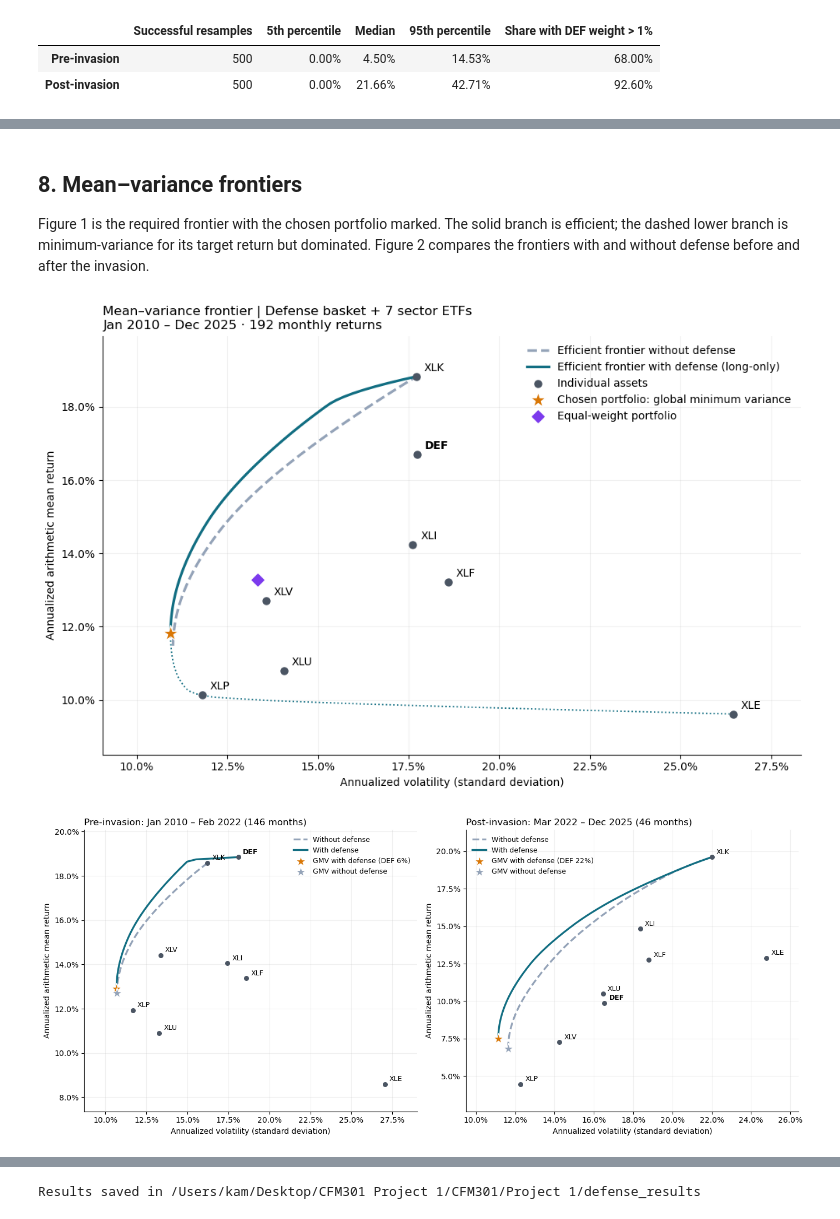
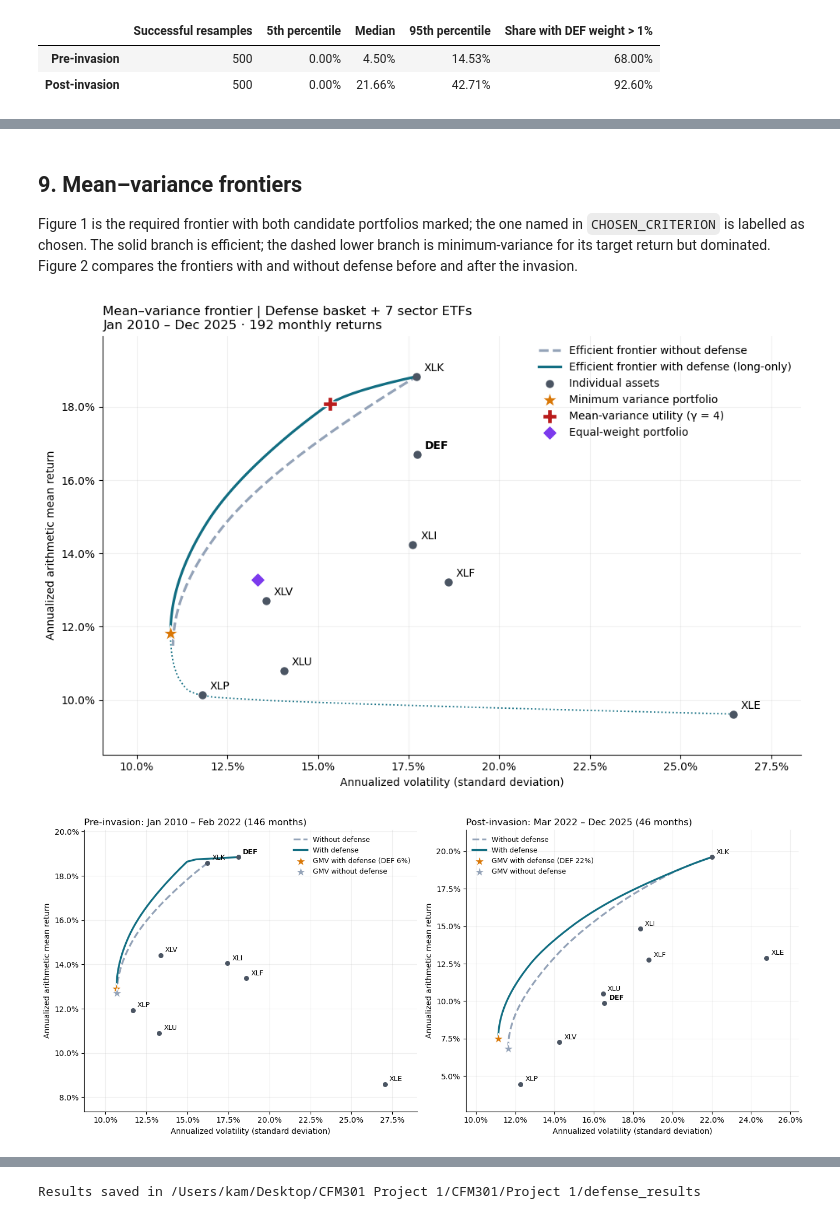
Before and after one commit to nehaneha8/CFM301, a Jupyter notebook: Project 1/Project1_defense.ipynb, the cells around one changed output, grey strips where cells are left out. Drawn from its saved outputs; the diff is of its cells as text; code cells hidden in the pictures.

Commit message:
label GMV, Equal weight, frontier without defense

```diff
--- a/Project 1/Project1_defense.ipynb
+++ b/Project 1/Project1_defense.ipynb
@@ -20,6 +24,7 @@ import numpy as np
 import pandas as pd
 import matplotlib.pyplot as plt
 from matplotlib.ticker import PercentFormatter
+from scipy import stats
 from scipy.optimize import minimize
 from IPython.display import display
 
@@ -33,6 +38,7 @@ SECTOR_TICKERS = ["XLE", "XLF", "XLI", "XLK", "XLP", "XLU", "XLV"]
 DEFENSE_LABEL = "DEF"
 EVENT_MONTH = pd.Period("2022-03", freq="M")  # first full month after the 24 Feb 2022 invasion
 RISK_AVERSION = 4
+CHOSEN_CRITERION = None  # set to "GMV" or "Mean-variance utility" once the group decides
 RISK_AVERSION_GRID = [2, 4, 6, 8, 10]
 N_BOOTSTRAP = 500
 RNG_SEED = 301
@@ -263,7 +269,7 @@ def solve_utility(m, C, risk_aversion):
                       jac=lambda w: -(m - risk_aversion * C @ w),
                       bounds=[(0, 1)] * n, constraints=constraints, method="SLSQP",
                       options={"ftol": 1e-12, "maxiter": 2000})
-    _check(result, result.x, f"utility A={risk_aversion}")
+    _check(result, result.x, f"mean-variance utility γ={risk_aversion}")
     return result.x
 
 def trace_frontier(m, C, assets, gmv_weights):
@@ -295,7 +301,7 @@ for period_name, r in periods.items():
         if (frontier["StdDev"] < np.sqrt(gmv_w @ C @ gmv_w) - 1e-7).any():
             raise RuntimeError("A frontier point has lower risk than the GMV")
         results[(period_name, universe_name)] = {"assets": assets, "m": m, "C": C, "gmv": gmv_w, "utility": utility_w, "frontier": frontier}
-        for criterion, w in {"GMV": gmv_w, f"Utility max (A={RISK_AVERSION})": utility_w}.items():
+        for criterion, w in {"GMV": gmv_w, f"Mean-variance utility (γ={RISK_AVERSION})": utility_w}.items():
             row = {"Period": period_name, "Universe": universe_name, "Criterion": criterion,
                    "Annualized mean": w @ m, "Annualized volatility": np.sqrt(w @ C @ w)}
             row.update({a: w[i] for i, a in enumerate(assets)})
@@ -303,9 +309,12 @@ for period_name, r in periods.items():
 
 portfolios = pd.DataFrame(portfolio_rows).set_index(["Period", "Universe", "Criterion"])
 portfolios = portfolios[["Annualized mean", "Annualized volatility", DEFENSE_LABEL] + SECTOR_TICKERS].fillna(0.0)
-chosen_key = ("Full sample", "With defense")
-chosen = results[chosen_key]
-print("Chosen portfolio: full-sample GMV with defense")
-print(f"  Expected return {chosen['gmv'] @ chosen['m']:.2%}, volatility {np.sqrt(chosen['gmv'] @ chosen['C'] @ chosen['gmv']):.2%}, weights sum to {chosen['gmv'].sum():.6f}")
+if CHOSEN_CRITERION not in {None, "GMV", "Mean-variance utility"}:
+    raise ValueError('CHOSEN_CRITERION must be None, "GMV", or "Mean-variance utility"')
+full_with_def = results[("Full sample", "With defense")]
+candidates = {"GMV": full_with_def["gmv"], "Mean-variance utility": full_with_def["utility"]}
+print(f"Chosen criterion: {CHOSEN_CRITERION or 'not yet decided'}")
+for name, w in candidates.items():
+    print(f"  Full-sample {name}: expected return {w @ full_with_def['m']:.2%}, volatility {np.sqrt(w @ full_with_def['C'] @ w):.2%}, weights sum to {w.sum():.6f}")
 display(portfolios.style.format("{:.2%}"))
 # %% [output]
@@ -400,10 +464,10 @@ display(bootstrap_summary.style.format({c: "{:.2%}" for c in bootstrap_summary.c
 # %% [markdown]
-## 8. Mean–variance frontiers
+## 9. Mean–variance frontiers
 
-Figure 1 is the required frontier with the chosen portfolio marked. The solid branch is efficient; the dashed lower branch is minimum-variance for its target return but dominated. Figure 2 compares the frontiers with and without defense before and after the invasion.
+Figure 1 is the required frontier with both candidate portfolios marked; the one named in `CHOSEN_CRITERION` is labelled as chosen. The solid branch is efficient; the dashed lower branch is minimum-variance for its target return but dominated. Figure 2 compares the frontiers with and without defense before and after the invasion.
 # %%
 plt.rcParams.update({"font.size": 10, "axes.spines.top": False, "axes.spines.right": False})
-COLORS = {"with": "#126E82", "without": "#94A3B8", "gmv": "#D97706", "assets": "#4B5563", "eq": "#7C3AED"}
+COLORS = {"with": "#126E82", "without": "#94A3B8", "gmv": "#D97706", "utility": "#B91C1C", "assets": "#4B5563", "eq": "#7C3AED"}
 
 def draw_frontier(ax, res, color, label, style="-", lower_branch=True):
     f = res["frontier"]
@@ -424,50 +488,54 @@ def format_axes(ax, title):
     ax.grid(alpha=.18)
     ax.margins(x=.12, y=.12)
 
-# Figure 1: full-sample frontier with the chosen portfolio
+# Figure 1: full-sample frontier with the candidate portfolios
 fig, ax = plt.subplots(figsize=(10, 6.5))
 full_r = periods["Full sample"]
 draw_frontier(ax, results[("Full sample", "Without defense")], COLORS["without"], "Efficient frontier without defense", style="--", lower_branch=False)
-draw_frontier(ax, chosen, COLORS["with"], "Efficient frontier with defense (long-only)")
+draw_frontier(ax, full_with_def, COLORS["with"], "Efficient frontier with defense (long-only)")
 mu_full, cov_full = estimate(full_r)
 std_full = np.sqrt(np.diag(cov_full))
 ax.scatter(std_full, mu_full, color=COLORS["assets"], s=42, zorder=5, label="Individual assets")
 for i, t in enumerate(full_r.columns):
     ax.annotate(t, (std_full[i], mu_full[t]), xytext=(7, 5), textcoords="offset points", weight="bold" if t == DEFENSE_LABEL else "normal")
-gmv_w = chosen["gmv"]
-ax.scatter(np.sqrt(gmv_w @ chosen["C"] @ gmv_w), gmv_w @ chosen["m"], marker="*", s=240, color=COLORS["gmv"], edgecolor="white", zorder=6, label="Chosen portfolio: global minimum variance")
+candidate_styles = {"GMV": ("*", 240, COLORS["gmv"], "Minimum variance portfolio"),
+                    "Mean-variance utility": ("P", 150, COLORS["utility"], f"Mean-variance utility (γ = {RISK_AVERSION})")}
+for name, (marker, size, color, label) in candidate_styles.items():
+    w = candidates[name]
+    ax.scatter(np.sqrt(w @ full_with_def["C"] @ w), w @ full_with_def["m"], marker=marker, s=size, color=color, edgecolor="white", zorder=7,
+               label=("Chosen portfolio: " + label) if name == CHOSEN_CRITERION else label)
 eq_w = np.ones(len(full_r.columns)) / len(full_r.columns)
-ax.scatter(np.sqrt(eq_w @ chosen["C"] @ eq_w), eq_w @ chosen["m"], marker="D", s=60, color=COLORS["eq"], zorder=6, label="Equal-weight portfolio")
+ax.scatter(np.sqrt(eq_w @ full_with_def["C"] @ eq_w), eq_w @ full_with_def["m"], marker="D", s=60, color=COLORS["eq"], zorder=6, label="Equal-weight portfolio")
 format_axes(ax, f"Mean–variance frontier | Defense basket + 7 sector ETFs\n{full_r.index.min().strftime("%b %Y")} – {full_r.index.max().strftime("%b %Y")} · {len(full_r)} monthly returns")
 ax.legend(loc="best", frameon=False)
 fig.tight_layout()
 fig.savefig(OUTPUT_DIR / "frontier_full_sample.png", dpi=200)
 fig.savefig(OUTPUT_DIR / "frontier_full_sample.pdf")
 plt.show()
 
 # Figure 2: pre- vs post-invasion, with and without defense
 fig, axes = plt.subplots(1, 2, figsize=(14, 6), sharey=False)
 for ax, period_name in zip(axes, ["Pre-invasion", "Post-invasion"]):
     r = periods[period_name]
     draw_frontier(ax, results[(period_name, "Without defense")], COLORS["without"], "Without defense", style="--", lower_branch=False)
     draw_frontier(ax, results[(period_name, "With defense")], COLORS["with"], "With defense", lower_branch=False)
     for universe_name, color in [("With defense", COLORS["gmv"]), ("Without defense", COLORS["without"])]:
         res = results[(period_name, universe_name)]
         w = res["gmv"]
         ax.scatter(np.sqrt(w @ res["C"] @ w), w @ res["m"], marker="*", s=200, color=color, edgecolor="white", zorder=6,
                    label=f"GMV {universe_name.lower()}" + (f" (DEF {w[0]:.0%})" if universe_name == "With defense" else ""))
     mu_p, cov_p = estimate(r)
     std_p = np.sqrt(np.diag(cov_p))
     ax.scatter(std_p, mu_p, color=COLORS["assets"], s=30, zorder=5)
     for i, t in enumerate(r.columns):
         ax.annotate(t, (std_p[i], mu_p[t]), xytext=(6, 4), textcoords="offset points", fontsize=9, weight="bold" if t == DEFENSE_LABEL else "normal")
     format_axes(ax, f"{period_name}: {r.index.min().strftime("%b %Y")} – {r.index.max().strftime("%b %Y")} ({len(r)} months)")
     ax.legend(loc="best", frameon=False, fontsize=9)
 fig.tight_layout()
 fig.savefig(OUTPUT_DIR / "frontier_pre_post_invasion.png", dpi=200)
 fig.savefig(OUTPUT_DIR / "frontier_pre_post_invasion.pdf")
 plt.show()
 # %% [output]
-[figure, old version]
+[figure, new version]
 [figure]
 # %% [markdown]
```
Also changed, not shown: parts of 9 cells of this notebook, 4 other files.
